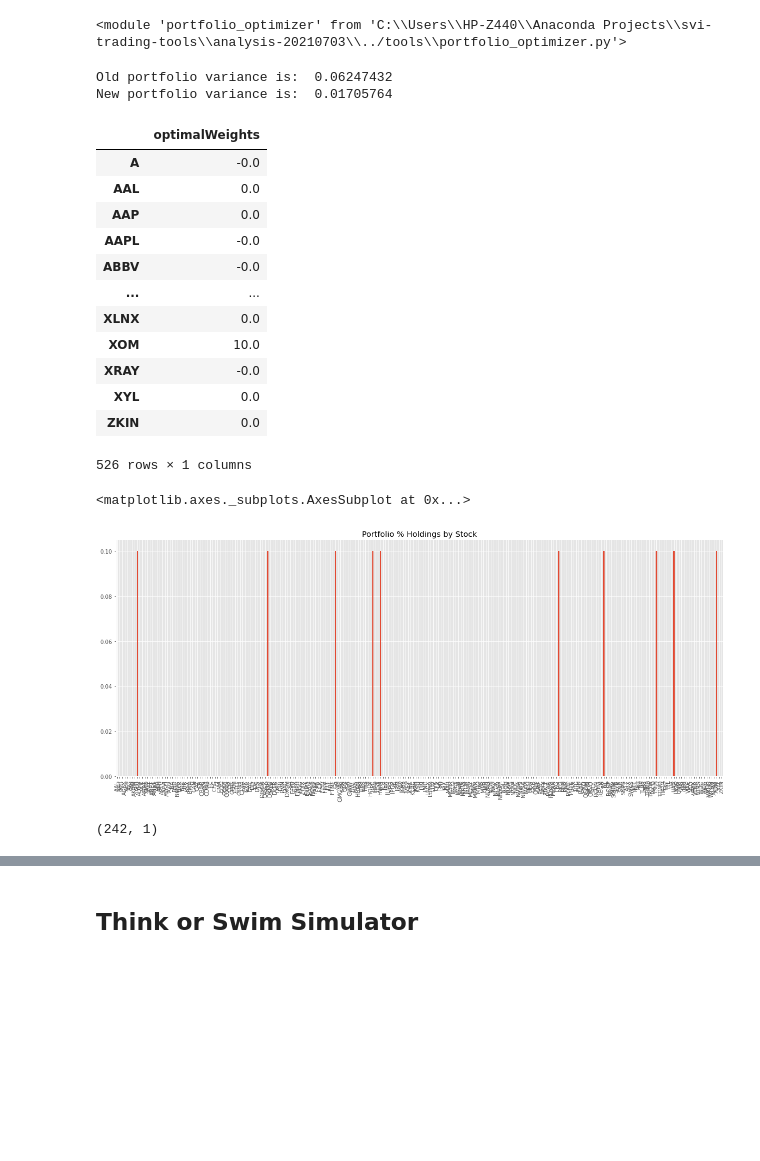
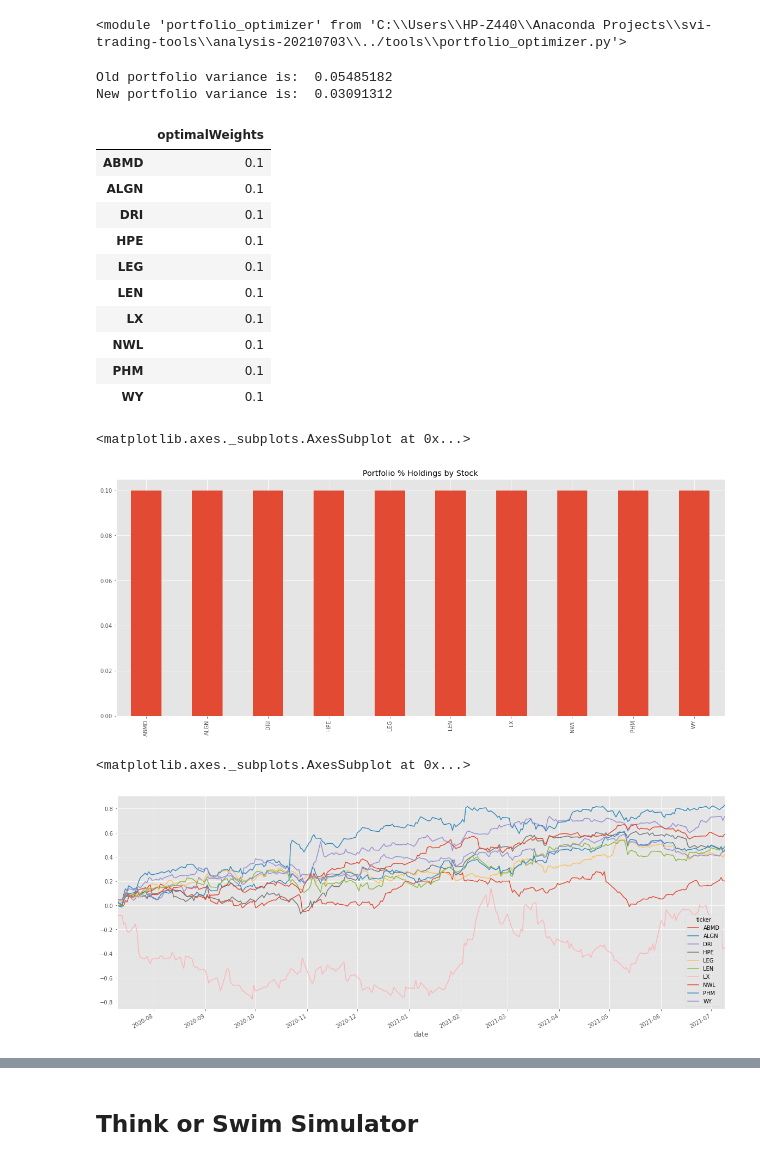
Before and after one commit to nmaiorana/svi-trading-tools, a Jupyter notebook: analysis-20210703/stage_4a_optimal_weights_sample.ipynb, the cells around one changed output, grey strips where cells are left out. Drawn from its saved outputs; the diff is of its cells as text; code cells hidden in the pictures; blank space fills up the shorter version.

```diff
--- a/analysis-20210703/stage_4a_optimal_weights_sample.ipynb
+++ b/analysis-20210703/stage_4a_optimal_weights_sample.ipynb
@@ -155,35 +155,37 @@ importlib.reload(portfolio_optimizer)
 <module 'portfolio_optimizer' from 'C:\\Users\\HP-Z440\\Anaconda Projects\\svi-trading-tools\\analysis-20210703\\../tools\\portfolio_optimizer.py'>
 # %%
 holding_weights = utils.get_portfolio_weights(holdings).squeeze()
+# %%
+opt_date = list(daily_betas.keys())[0]
+risk_model = daily_betas[opt_date]
+alpha_vector = pd.DataFrame(alpha_vectors.loc[opt_date])
 # %%
 optimal_weights = OptimalHoldings(risk_cap=0.05,weights_max=0.10, weights_min=0.0).find(alpha_vector, risk_model.factor_betas_, risk_model.factor_cov_matrix_, risk_model.idiosyncratic_var_vector_)
 # %%
 print(f'Old portfolio variance is:  {risk_model.compute_portfolio_variance(holding_weights.values):.8f}')
 print(f'New portfolio variance is:  {risk_model.compute_portfolio_variance(optimal_weights):.8f}')
-display((optimal_weights*100).round(2))
-optimal_weights.query('optimalWeights > 0').plot.bar(legend=None, title='Portfolio % Holdings by Stock')
-
-#x_axis = plt.axes().get_xaxis()
-#x_axis.set_visible(False)
+long_weights = optimal_weights[(100 * optimal_weights['optimalWeights']).round() > 0]
+display(long_weights)
+long_weights.plot.bar(legend=None, title='Portfolio % Holdings by Stock')
 # %% [output]
-Old portfolio variance is:  0.06247432
-New portfolio variance is:  0.01705764
+Old portfolio variance is:  0.05485182
+New portfolio variance is:  0.03091312
 |  | optimalWeights |
-| A | -0.0 |
-| AAL | 0.0 |
-| AAP | 0.0 |
-| AAPL | -0.0 |
-| ABBV | -0.0 |
-| ... | ... |
-| XLNX | 0.0 |
-| XOM | 10.0 |
-| XRAY | -0.0 |
-| XYL | 0.0 |
-| ZKIN | 0.0 |
+| ABMD | 0.1 |
+| ALGN | 0.1 |
+| DRI | 0.1 |
+| HPE | 0.1 |
+| LEG | 0.1 |
+| LEN | 0.1 |
+| LX | 0.1 |
+| NWL | 0.1 |
+| PHM | 0.1 |
+| WY | 0.1 |
-526 rows × 1 columns
+<matplotlib.axes._subplots.AxesSubplot at 0x...>
-<matplotlib.axes._subplots.AxesSubplot at 0x...>
-[figure, old version]
+[figure, new version]
-# %%
-optimal_weights.query('optimalWeights > 0.0').shape
-# %% [output]
-(242, 1)
+# %%
+returns = alpha_factors.FactorReturns(price_histories).factor_data
+returns[-252:][long_weights.index.to_list()].cumsum().plot()
+# %% [output]
+<matplotlib.axes._subplots.AxesSubplot at 0x...>
+[figure, added]
```
Also changed, not shown: parts of 6 cells of this notebook, 1 other file.
